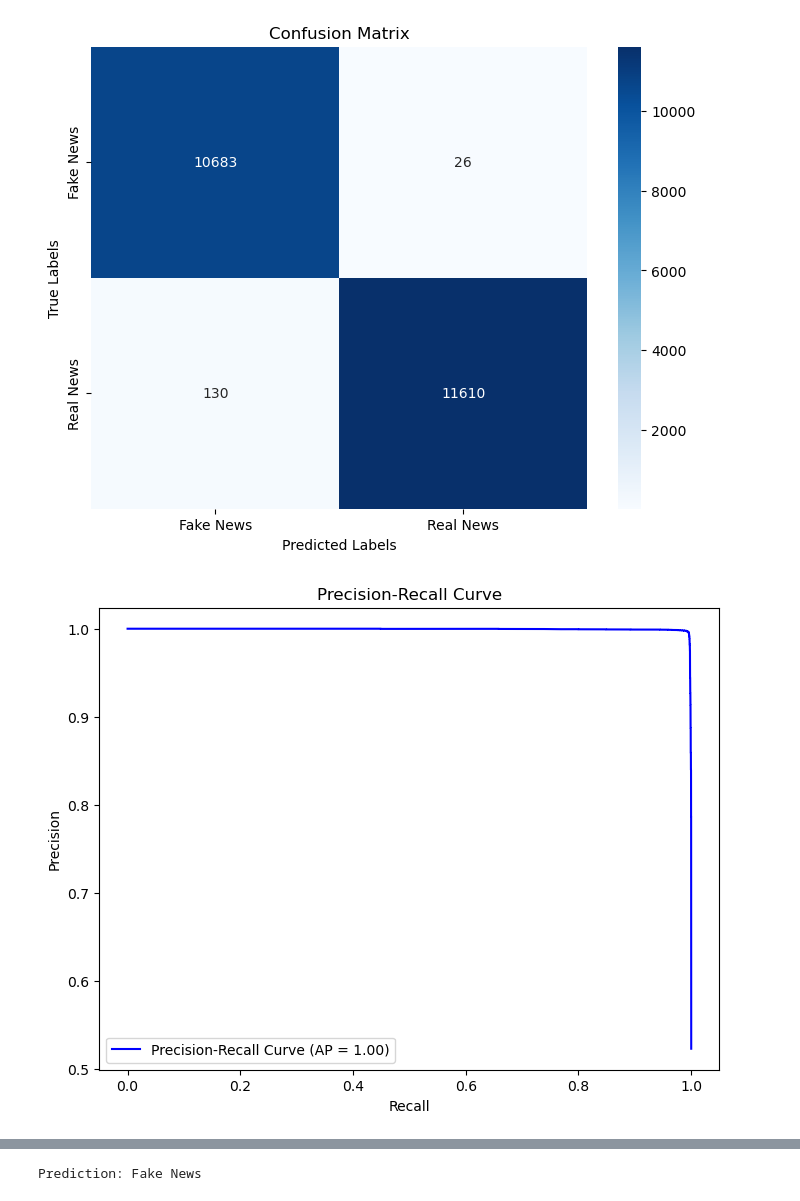
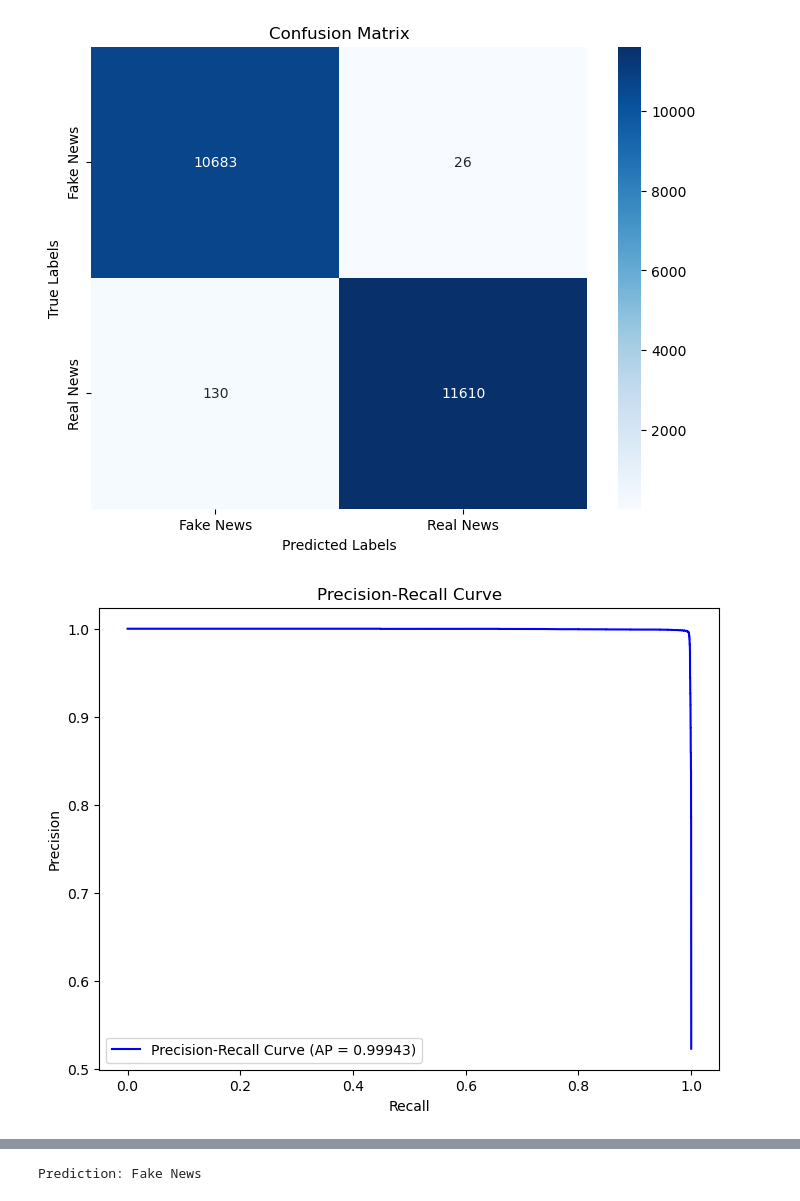
Before and after one commit to junyang99/IS424, a Jupyter notebook: Source-Based Classification (ISOT)/XGBoostKaggleModel2.ipynb, the cells around one changed output, grey strips where cells are left out. Saved outputs shown, nothing was run; the diff lists cells and outputs as text; code cells hidden in the pictures.

```diff
--- a/Source-Based Classification (ISOT)/XGBoostKaggleModel2.ipynb
+++ b/Source-Based Classification (ISOT)/XGBoostKaggleModel2.ipynb
@@ -376,21 +376,21 @@ plt.show()
 # %%
 from sklearn.metrics import precision_recall_curve
 from sklearn.metrics import average_precision_score
 
 # Get predicted probabilities for the positive class (real news = 1)
 y_prob = model.predict_proba(X_test_tfidf)[:, 1]
 precision, recall, _ = precision_recall_curve(y_true, y_prob)
 
 # Plot Precision-Recall curve
 plt.figure(figsize=(8, 6))
-plt.plot(recall, precision, color='blue', label=f'Precision-Recall Curve (AP = {average_precision_score(y_true, y_prob):.2f})')
+plt.plot(recall, precision, color='blue', label=f'Precision-Recall Curve (AP = {average_precision_score(y_true, y_prob):.5f})')
 plt.title("Precision-Recall Curve")
 plt.xlabel("Recall")
 plt.ylabel("Precision")
 plt.legend(loc="lower left")
 plt.show()
 # %% [output]
-[figure, old version]
+[figure, new version]
 # %%
 from sklearn.metrics import roc_curve, auc
 
```
Also changed, not shown: parts of 1 cell of this notebook, 2 other files.
